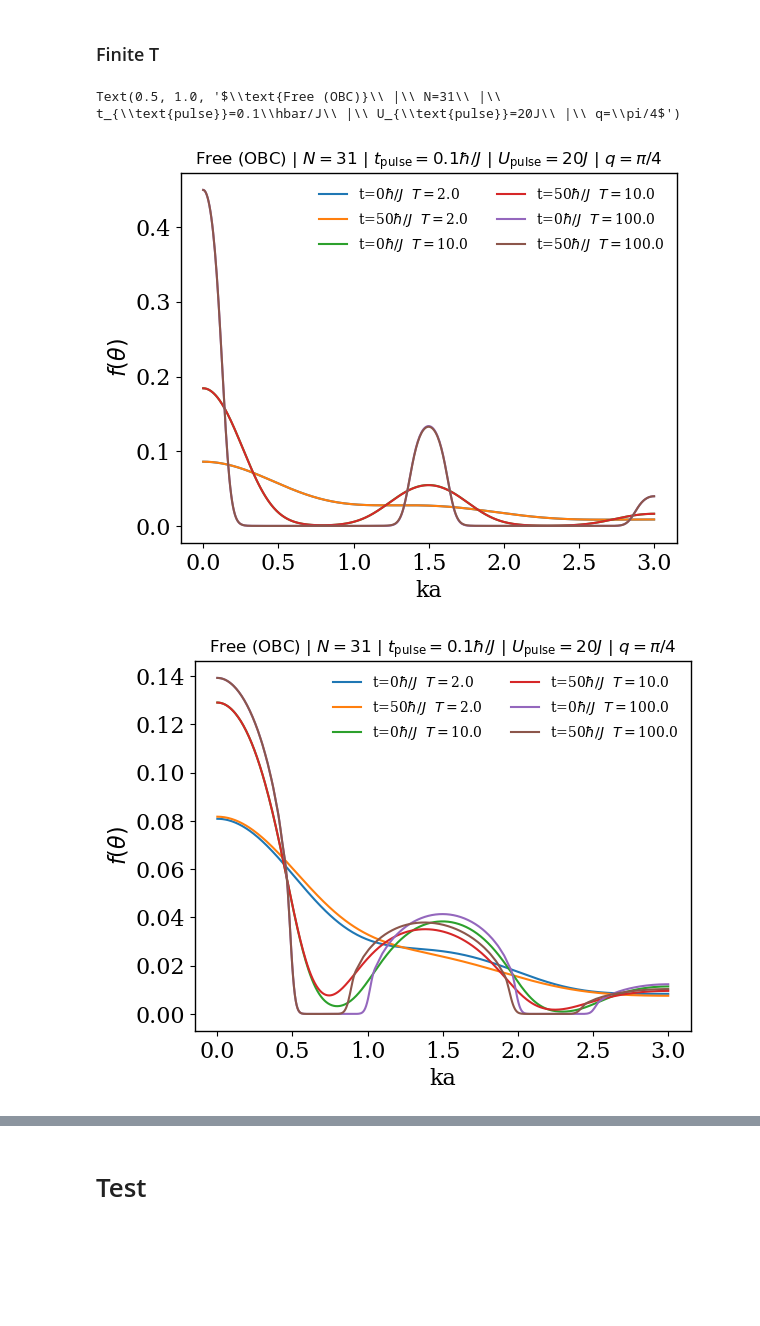
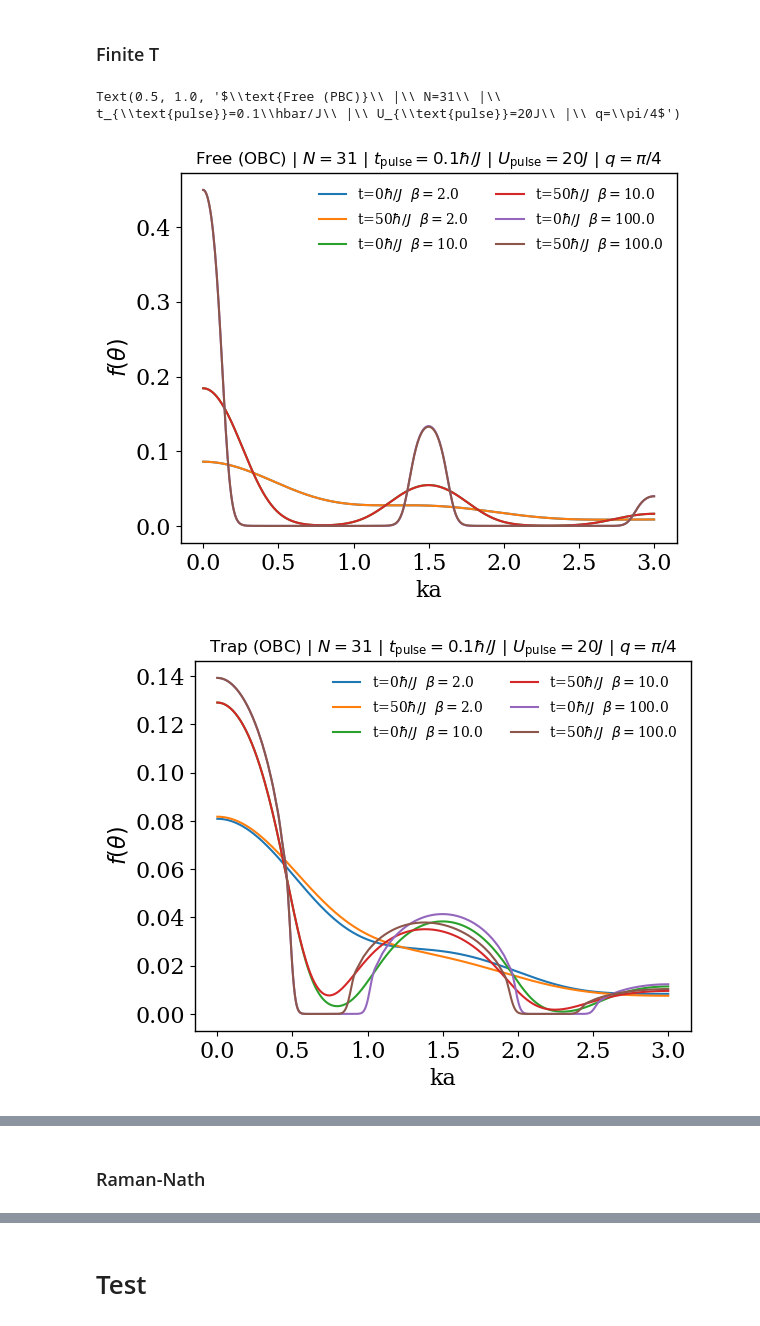
Before and after one commit to jcl6024/SF, a Jupyter notebook: ODFF_V2.ipynb, the cells around one changed output, grey strips where cells are left out. Cells and saved outputs as stored; diff of their text form; code cells hidden in the pictures; blank space fills up the shorter version.

```diff
--- a/ODFF_V2.ipynb
+++ b/ODFF_V2.ipynb
@@ -2404,7 +2459,7 @@ plt.figure()
 plt.tight_layout()
 for t in range(0,51,5):
     n = np.fromfile('Bragg_quench/n_trap_L=1000_N=31_t='+str(float(t))+'.bin')
-    plt.plot(np.linspace(0,np.pi,501)/(np.pi/3),n,label=r't='+str(t)+'$\hbar/J$',color='black',alpha=t/51)
+    plt.plot(np.linspace(0,np.pi,501)/(np.pi/3),n,label=r't='+str(t)+'$\hbar/J$')
 plt.xlabel('ka',fontsize = 16)
 plt.ylabel(r'$f(\theta)$',fontsize = 16)
 plt.legend(ncols=2,frameon=False)
@@ -2453,40 +2508,42 @@ temps = [2.0,10.0,100.0]
 for b in temps:
     for t in range(0,51,50):
         n = np.fromfile('Bragg_quench/n_free_OBC_L=1000_N=31_t='+str(float(t))+'T='+str(b)+'.bin')
-        plt.plot(np.linspace(0,np.pi,501)/(np.pi/3),n,label=r't='+str(t)+'$\hbar/J$  $T=$'+str(b))
+        plt.plot(np.linspace(0,np.pi,501)/(np.pi/3),n,label=r't='+str(t)+r'$\hbar/J$  $\beta=$'+str(b))
 plt.xlabel('ka',fontsize = 16)
 plt.ylabel(r'$f(\theta)$',fontsize = 16)
 plt.legend(ncols=2,frameon=False)
 plt.tick_params(labelsize=16)
 plt.title(r'$\text{Free (OBC)}\ |\ N=31\ |\ t_{\text{pulse}}=0.1\hbar/J\ |\ U_{\text{pulse}}=20J\ |\ q=\pi/4$')
 
 plt.figure()
 plt.tight_layout()
 temps = [2.0,10.0,100.0]
 for b in temps:
     for t in range(0,51,50):
         n = np.fromfile('Bragg_quench/n_trap_L=1000_N=31_t='+str(float(t))+'T='+str(b)+'.bin')
-        plt.plot(np.linspace(0,np.pi,501)/(np.pi/3),n,label=r't='+str(t)+'$\hbar/J$  $T=$'+str(b))
+        plt.plot(np.linspace(0,np.pi,501)/(np.pi/3),n,label=r't='+str(t)+r'$\hbar/J$  $\beta=$'+str(b))
 plt.xlabel('ka',fontsize = 16)
 plt.ylabel(r'$f(\theta)$',fontsize = 16)
 plt.legend(ncols=2,frameon=False)
 plt.tick_params(labelsize=16)
-plt.title(r'$\text{Free (OBC)}\ |\ N=31\ |\ t_{\text{pulse}}=0.1\hbar/J\ |\ U_{\text{pulse}}=20J\ |\ q=\pi/4$')
+plt.title(r'$\text{Trap (OBC)}\ |\ N=31\ |\ t_{\text{pulse}}=0.1\hbar/J\ |\ U_{\text{pulse}}=20J\ |\ q=\pi/4$')
 
 plt.figure()
 plt.tight_layout()
 temps = [2.0,10.0,100.0]
 for b in temps:
     for t in range(0,51,50):
         n = np.fromfile('Bragg_quench/n_free_L=1000_N=31_t='+str(float(t))+'T='+str(b)+'.bin')
         plt.plot(np.linspace(0,np.pi,501)/(np.pi/3),n,label=r't='+str(t)+r'$\hbar/J$  $\beta=$'+str(b))
 plt.xlabel('ka',fontsize = 16)
 plt.ylabel(r'$f(\theta)$',fontsize = 16)
 plt.legend(ncols=2,frameon=False)
 plt.tick_params(labelsize=16)
-plt.title(r'$\text{Free (OBC)}\ |\ N=31\ |\ t_{\text{pulse}}=0.1\hbar/J\ |\ U_{\text{pulse}}=20J\ |\ q=\pi/4$')
+plt.title(r'$\text{Free (PBC)}\ |\ N=31\ |\ t_{\text{pulse}}=0.1\hbar/J\ |\ U_{\text{pulse}}=20J\ |\ q=\pi/4$')
 # %% [output]
-Text(0.5, 1.0, '$\\text{Free (OBC)}\\ |\\ N=31\\ |\\ t_{\\text{pulse}}=0.1\\hbar/J\\ |\\ U_{\\text{pulse}}=20J\\ |\\ q=\\pi/4$')
+Text(0.5, 1.0, '$\\text{Free (PBC)}\\ |\\ N=31\\ |\\ t_{\\text{pulse}}=0.1\\hbar/J\\ |\\ U_{\\text{pulse}}=20J\\ |\\ q=\\pi/4$')
-[figure, old version]
+[figure, new version]
 [figure]
 [figure]
+# %% [markdown]
+### Raman-Nath
```
Also changed, not shown: parts of 10 cells of this notebook, 26 other files.
